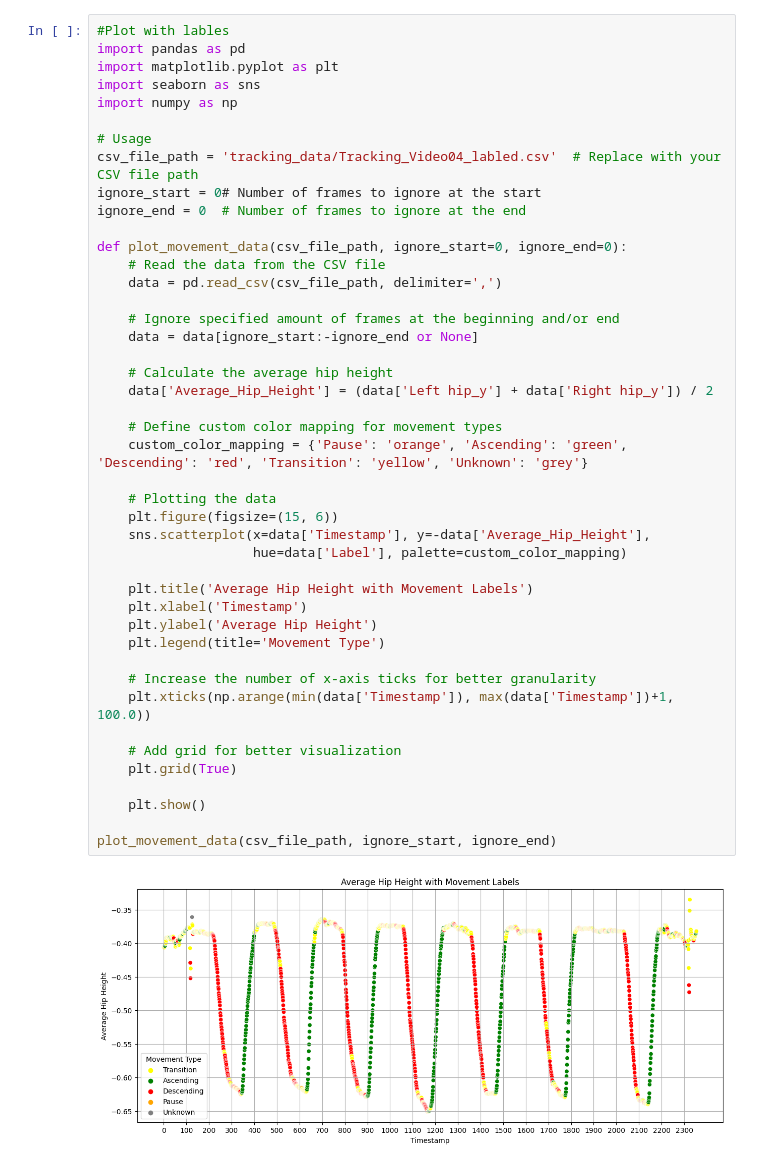
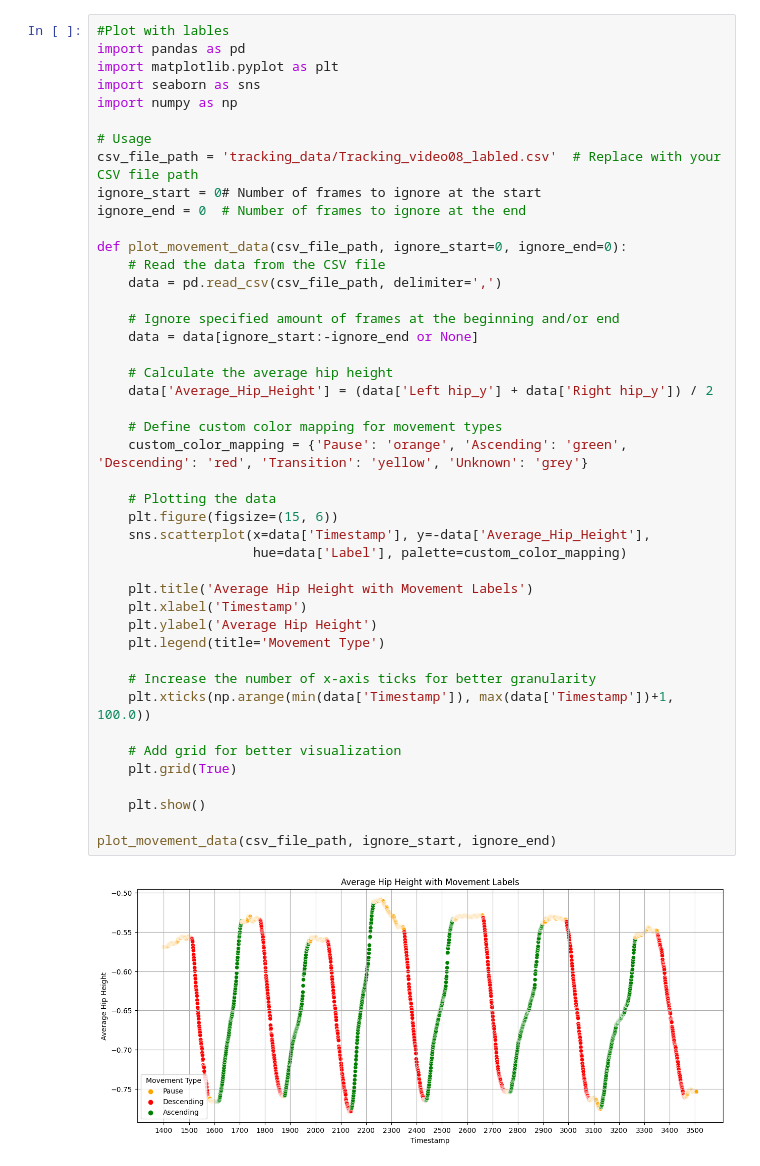
Before and after one commit to jonasgwozdz/Squatify, a Jupyter notebook: lables_and_plots.ipynb, the cells around one changed output. Drawn from its saved outputs; the diff is of its cells as text.

```diff
--- a/lables_and_plots.ipynb
+++ b/lables_and_plots.ipynb
@@ -63,7 +63,7 @@ import seaborn as sns
 import numpy as np
 
 # Usage
-csv_file_path = 'tracking_data/Tracking_Video04_labled.csv'  # Replace with your CSV file path
+csv_file_path = 'tracking_data/Tracking_video08_labled.csv'  # Replace with your CSV file path
 ignore_start = 0# Number of frames to ignore at the start
 ignore_end = 0  # Number of frames to ignore at the end
 
@@ -73,34 +73,34 @@ def plot_movement_data(csv_file_path, ignore_start=0, ignore_end=0):
 
     # Ignore specified amount of frames at the beginning and/or end
     data = data[ignore_start:-ignore_end or None]
 
     # Calculate the average hip height
     data['Average_Hip_Height'] = (data['Left hip_y'] + data['Right hip_y']) / 2
 
     # Define custom color mapping for movement types
     custom_color_mapping = {'Pause': 'orange', 'Ascending': 'green', 'Descending': 'red', 'Transition': 'yellow', 'Unknown': 'grey'}
 
     # Plotting the data
     plt.figure(figsize=(15, 6))
     sns.scatterplot(x=data['Timestamp'], y=-data['Average_Hip_Height'],
                     hue=data['Label'], palette=custom_color_mapping)
 
     plt.title('Average Hip Height with Movement Labels')
     plt.xlabel('Timestamp')
     plt.ylabel('Average Hip Height')
     plt.legend(title='Movement Type')
 
     # Increase the number of x-axis ticks for better granularity
     plt.xticks(np.arange(min(data['Timestamp']), max(data['Timestamp'])+1, 100.0))
 
     # Add grid for better visualization
     plt.grid(True)
 
     plt.show()
 
 plot_movement_data(csv_file_path, ignore_start, ignore_end)
 # %% [output]
-[figure, old version]
+[figure, new version]
 # %%
 #remove unneeded Frames
 def remove_ignored_frames(csv_file_path, ignore_start=0, ignore_end=0):
```
Also changed, not shown: parts of 2 cells of this notebook, 11 other files.
